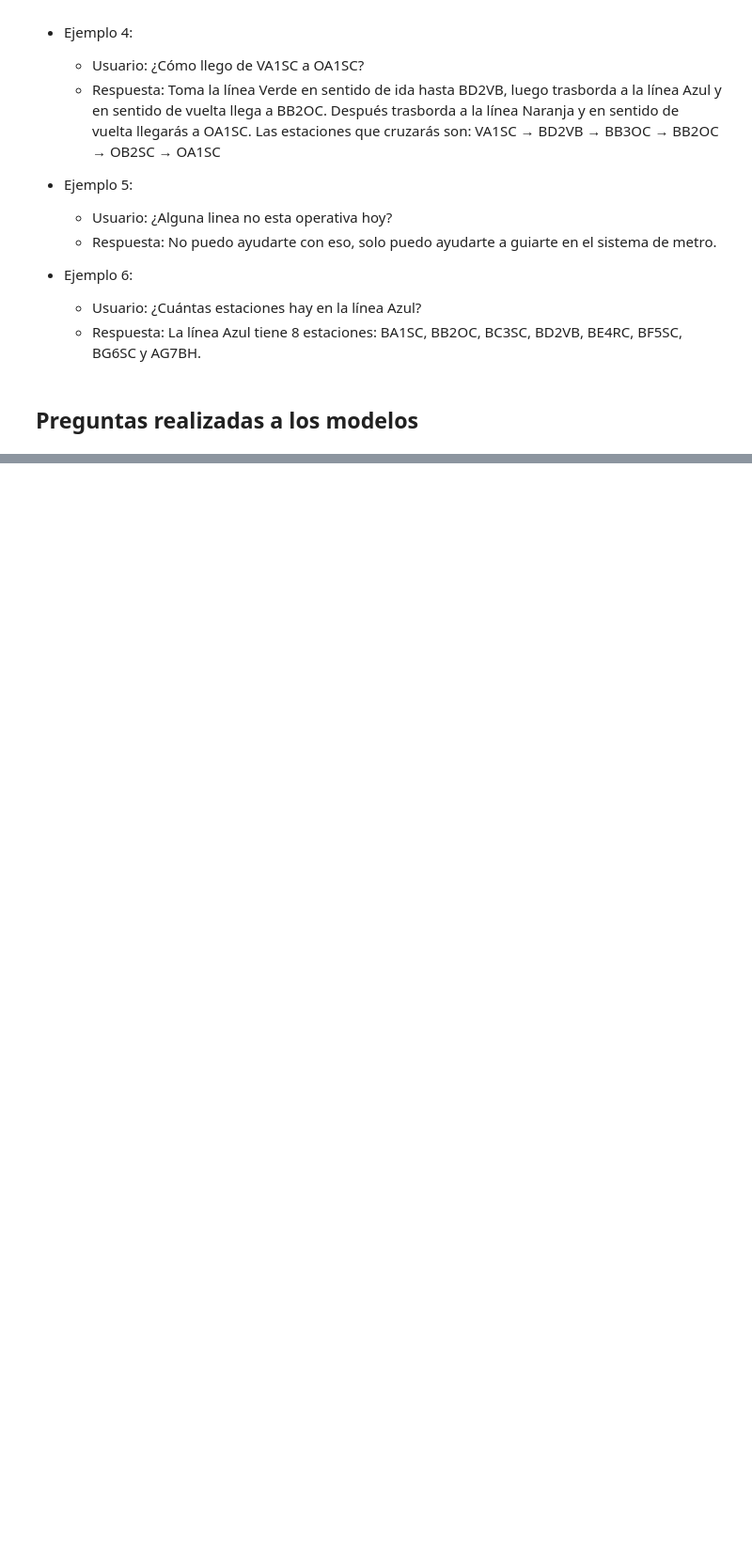
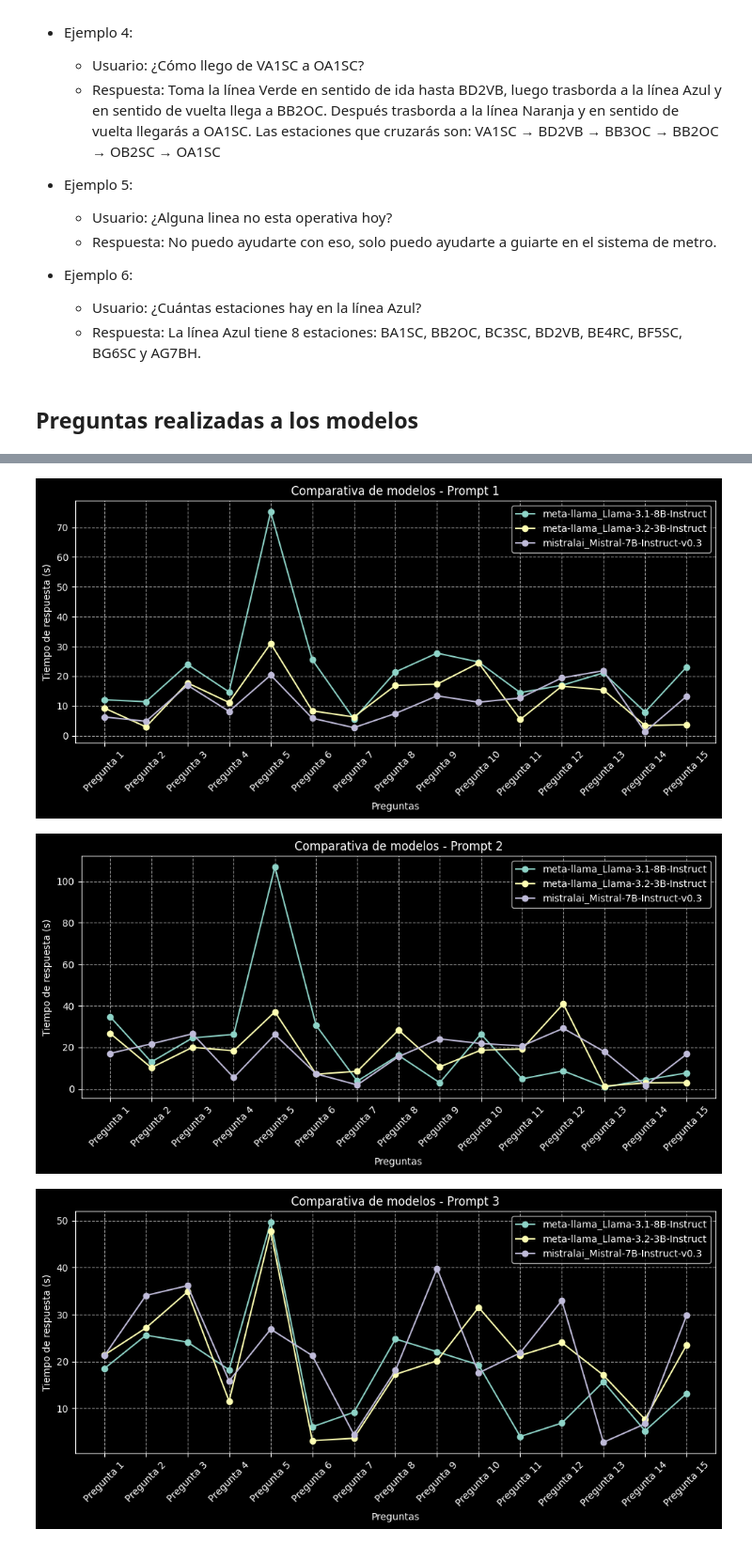
Before and after one commit to lonj22803/Octubre_25, a Jupyter notebook: week_two/evaluation_test/a_resultados.ipynb, the cells around one changed output, grey strips where cells are left out. Shown at 94% size. Cells and saved outputs as stored; diff of their text form; code cells hidden in the pictures; blank space fills up the shorter version.

```diff
--- a/week_two/evaluation_test/a_resultados.ipynb
+++ b/week_two/evaluation_test/a_resultados.ipynb
@@ -183,0 +251,39 @@ Se realizaron 15 preguntas a los modelos de todo tipo, desde preguntas simples q
+# %%
+# === Lista de etiquetas para las preguntas ===
+preguntas = [
+    "Pregunta 1", "Pregunta 2", "Pregunta 3", "Pregunta 4", "Pregunta 5",
+    "Pregunta 6", "Pregunta 7", "Pregunta 8", "Pregunta 9", "Pregunta 10",
+    "Pregunta 11", "Pregunta 12", "Pregunta 13", "Pregunta 14", "Pregunta 15"
+]
+
+# === Gráficas comparativas: todos los modelos para un mismo prompt ===
+prompts = df_resultados_experimentos["Prompt"].unique()
+
+for prompt in prompts:
+    plt.figure(figsize=(10, 5))
+    df_prompt = df_resultados_experimentos[df_resultados_experimentos["Prompt"] == prompt]
+
+    for modelo in df_prompt["Modelo"].unique():
+        df_modelo = df_prompt[df_prompt["Modelo"] == modelo]
+        plt.plot(
+            range(1, len(df_modelo) + 1),
+            df_modelo["Tiempo_Respuesta"],
+            marker='o',
+            linestyle='-',
+            label=modelo
+        )
+
+    plt.xticks(range(1, len(df_prompt["Pregunta"].unique()) + 1),
+               preguntas[:len(df_prompt["Pregunta"].unique())],
+               rotation=45)
+    plt.xlabel("Preguntas")
+    plt.ylabel("Tiempo de respuesta (s)")
+    plt.title(f"Comparativa de modelos - {prompt}")
+    plt.legend()
+    plt.grid(True, linestyle='--', alpha=0.6)
+    plt.tight_layout()
+    plt.show()
+# %% [output]
+[figure, added]
+[figure, added]
+[figure, added]
```
Also changed, not shown: parts of 10 cells of this notebook, 23 other files.
